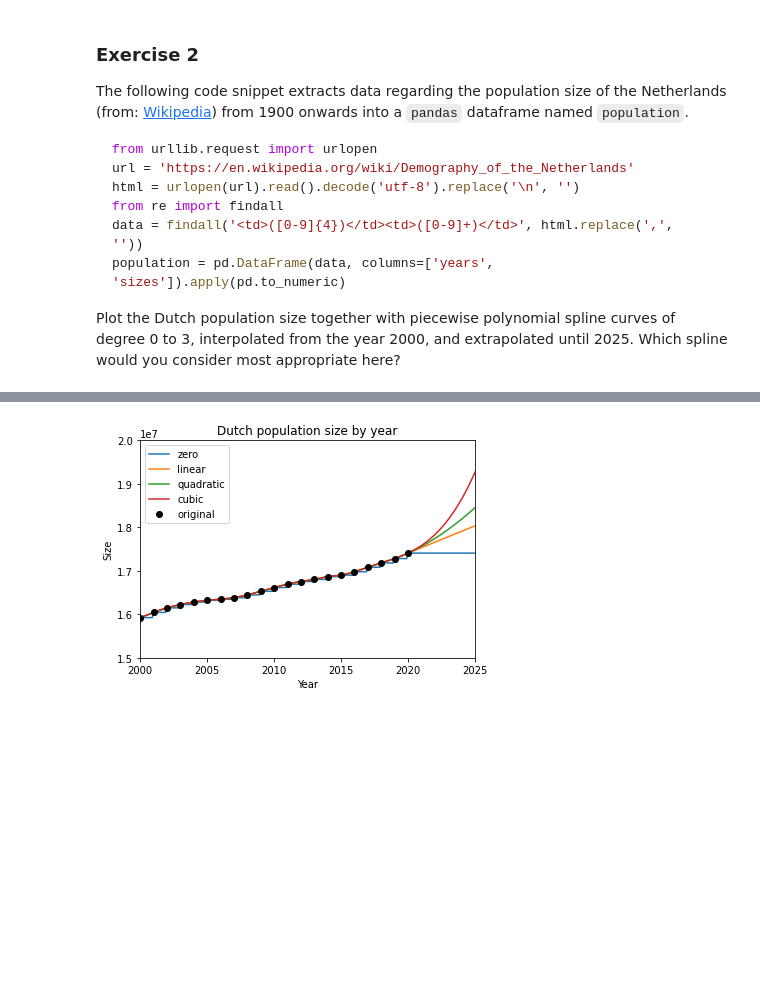
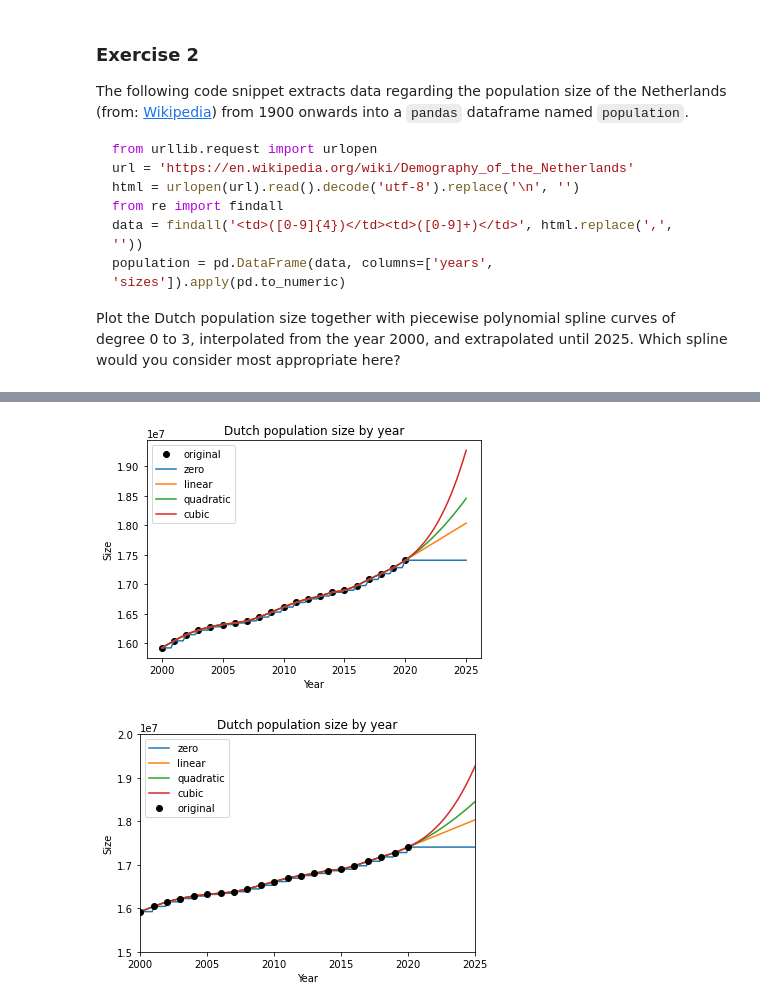
Before and after one commit to ddlatumalea/signal_analysis, a Jupyter notebook: DS1 SignAnal - Lesson 2 (v2021) - D.ipynb, the cells around one changed output, grey strips where cells are left out. Saved outputs shown, nothing was run; the diff lists cells and outputs as text; code cells hidden in the pictures; blank space fills up the shorter version.

````diff
--- a/DS1 SignAnal - Lesson 2 (v2021) - D.ipynb
+++ b/DS1 SignAnal - Lesson 2 (v2021) - D.ipynb
@@ -300,3 +327,11 @@ population = pd.DataFrame(data, columns=['years', 'sizes']).apply(pd.to_numeric)
 ```
 
 Plot the Dutch population size together with piecewise polynomial spline curves of degree 0 to 3, interpolated from the year 2000, and extrapolated until 2025. Which spline would you consider most appropriate here?
+# %%
+from urllib.request import urlopen
+url = 'https://en.wikipedia.org/wiki/Demography_of_the_Netherlands'
+html = urlopen(url).read().decode('utf-8').replace('\n', '')
+from re import findall
+data = findall('<td>([0-9]{4})</td><td>([0-9]+)</td>', html.replace(',', ''))
+population = pd.DataFrame(data, columns=['years', 'sizes']).apply(pd.to_numeric)
+population.head()
@@ -303,3 +345,36 @@ Plot the Dutch population size together with piecewise polynomial spline curves
+# %%
+xi = population[population['years'] >= 2000]['years']
+yi = population[population['years'] >= 2000]['sizes']
+
+x = np.linspace(2000, 2025, 101)
+
+f_zero = interp1d(xi, yi, kind='zero', fill_value='extrapolate')
+y_zero = f_zero(x)
+
+f_lin = interp1d(xi, yi, kind='linear', fill_value='extrapolate')
+y_lin = f_lin(x)
+
+f_quad = interp1d(xi, yi, kind='quadratic', fill_value='extrapolate')
+y_quad = f_quad(x)
+
+f_cub = interp1d(xi, yi, kind='cubic', fill_value='extrapolate')
+y_cub = f_cub(x)
+
+plt.plot(xi, yi, 'ok', label='original')
+plt.plot(x, y_zero, label='zero')
+plt.plot(x, y_lin, label='linear')
+plt.plot(x, y_quad, label='quadratic')
+plt.plot(x, y_cub, label='cubic')
+
+plt.title('Dutch population size by year')
+plt.xlabel('Year')
+plt.ylabel('Size')
+
+plt.legend()
+
+plt.show()
+# %% [output]
+[figure, added]
 # %%
 # %% [output]
 [figure]
````
Also changed, not shown: parts of 32 cells of this notebook.
